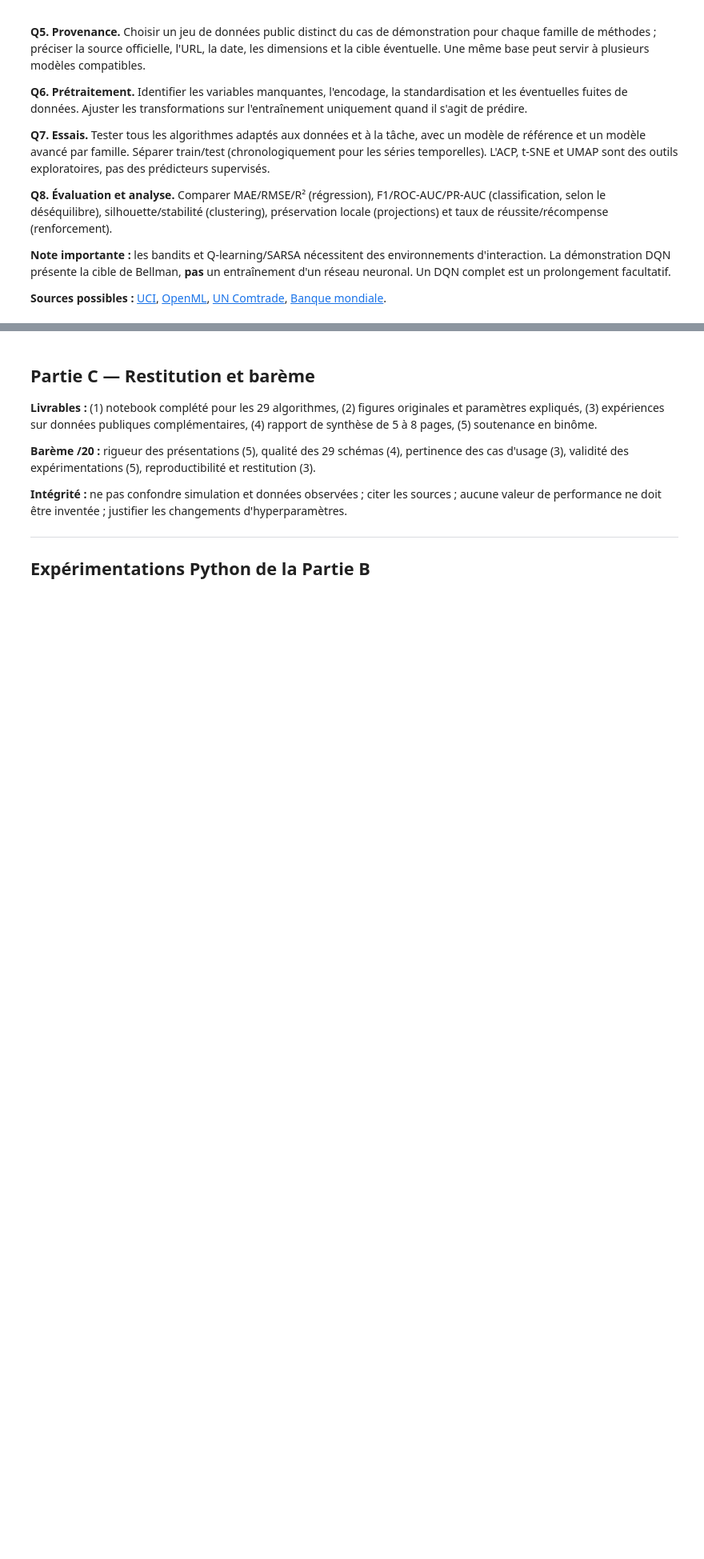
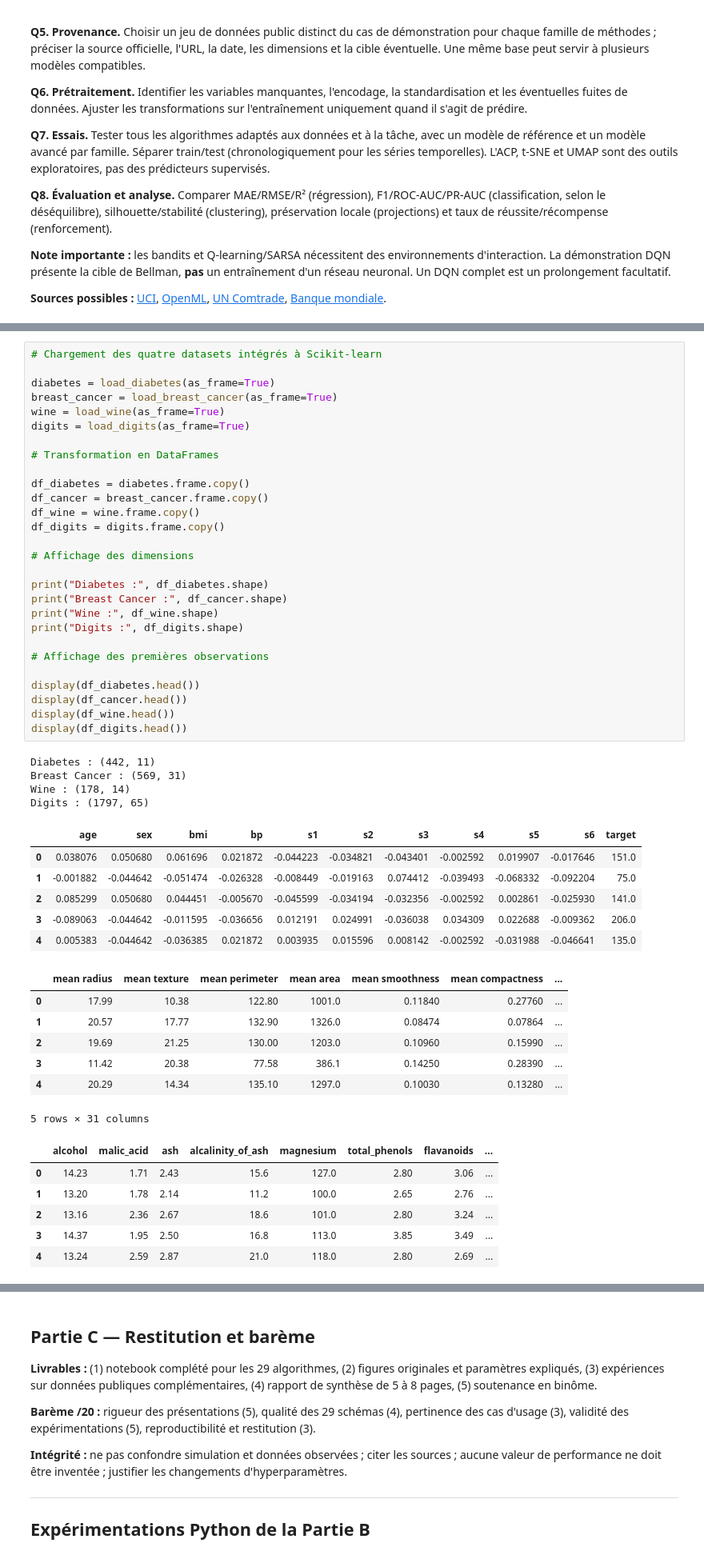
Before and after one commit to nadakarmouni25/2027-S7-FIN-2, a Jupyter notebook: NADA_KARMOUNI_TLEMCANI_25007568.ipynb, the cells around one changed output, grey strips where cells are left out. Shown at 80% size. Cells and saved outputs as stored; diff of their text form; blank space fills up the shorter version.

```diff
--- a/NADA_KARMOUNI_TLEMCANI_25007568.ipynb
+++ b/NADA_KARMOUNI_TLEMCANI_25007568.ipynb
@@ -342,0 +374,52 @@ MAE: 41.24579873763898
+# %%
+# Chargement des quatre datasets intégrés à Scikit-learn
+
+diabetes = load_diabetes(as_frame=True)
+breast_cancer = load_breast_cancer(as_frame=True)
+wine = load_wine(as_frame=True)
+digits = load_digits(as_frame=True)
+
+# Transformation en DataFrames
+
+df_diabetes = diabetes.frame.copy()
+df_cancer = breast_cancer.frame.copy()
+df_wine = wine.frame.copy()
+df_digits = digits.frame.copy()
+
+# Affichage des dimensions
+
+print("Diabetes :", df_diabetes.shape)
+print("Breast Cancer :", df_cancer.shape)
+print("Wine :", df_wine.shape)
+print("Digits :", df_digits.shape)
+
+# Affichage des premières observations
+
+display(df_diabetes.head())
+display(df_cancer.head())
+display(df_wine.head())
+display(df_digits.head())
+# %% [output]
+Diabetes : (442, 11)
+Breast Cancer : (569, 31)
+Wine : (178, 14)
+Digits : (1797, 65)
+|  | age | sex | bmi | bp | s1 | s2 | s3 | s4 | s5 | s6 | target |
+| 0 | 0.038076 | 0.050680 | 0.061696 | 0.021872 | -0.044223 | -0.034821 | -0.043401 | -0.002592 | 0.019907 | -0.017646 | 151.0 |
+| 1 | -0.001882 | -0.044642 | -0.051474 | -0.026328 | -0.008449 | -0.019163 | 0.074412 | -0.039493 | -0.068332 | -0.092204 | 75.0 |
+| 2 | 0.085299 | 0.050680 | 0.044451 | -0.005670 | -0.045599 | -0.034194 | -0.032356 | -0.002592 | 0.002861 | -0.025930 | 141.0 |
+| 3 | -0.089063 | -0.044642 | -0.011595 | -0.036656 | 0.012191 | 0.024991 | -0.036038 | 0.034309 | 0.022688 | -0.009362 | 206.0 |
+| 4 | 0.005383 | -0.044642 | -0.036385 | 0.021872 | 0.003935 | 0.015596 | 0.008142 | -0.002592 | -0.031988 | -0.046641 | 135.0 |
+|  | mean radius | mean texture | mean perimeter | mean area | mean smoothness | mean compactness | ... |
+| 0 | 17.99 | 10.38 | 122.80 | 1001.0 | 0.11840 | 0.27760 | ... |
+| 1 | 20.57 | 17.77 | 132.90 | 1326.0 | 0.08474 | 0.07864 | ... |
+| 2 | 19.69 | 21.25 | 130.00 | 1203.0 | 0.10960 | 0.15990 | ... |
+| 3 | 11.42 | 20.38 | 77.58 | 386.1 | 0.14250 | 0.28390 | ... |
+| 4 | 20.29 | 14.34 | 135.10 | 1297.0 | 0.10030 | 0.13280 | ... |
+5 rows × 31 columns
+|  | alcohol | malic_acid | ash | alcalinity_of_ash | magnesium | total_phenols | flavanoids | ... |
+| 0 | 14.23 | 1.71 | 2.43 | 15.6 | 127.0 | 2.80 | 3.06 | ... |
+| 1 | 13.20 | 1.78 | 2.14 | 11.2 | 100.0 | 2.65 | 2.76 | ... |
+| 2 | 13.16 | 2.36 | 2.67 | 18.6 | 101.0 | 2.80 | 3.24 | ... |
+| 3 | 14.37 | 1.95 | 2.50 | 16.8 | 113.0 | 3.85 | 3.49 | ... |
+| 4 | 13.24 | 2.59 | 2.87 | 21.0 | 118.0 | 2.80 | 2.69 | ... |
```
Also changed, not shown: parts of 9 cells of this notebook.
